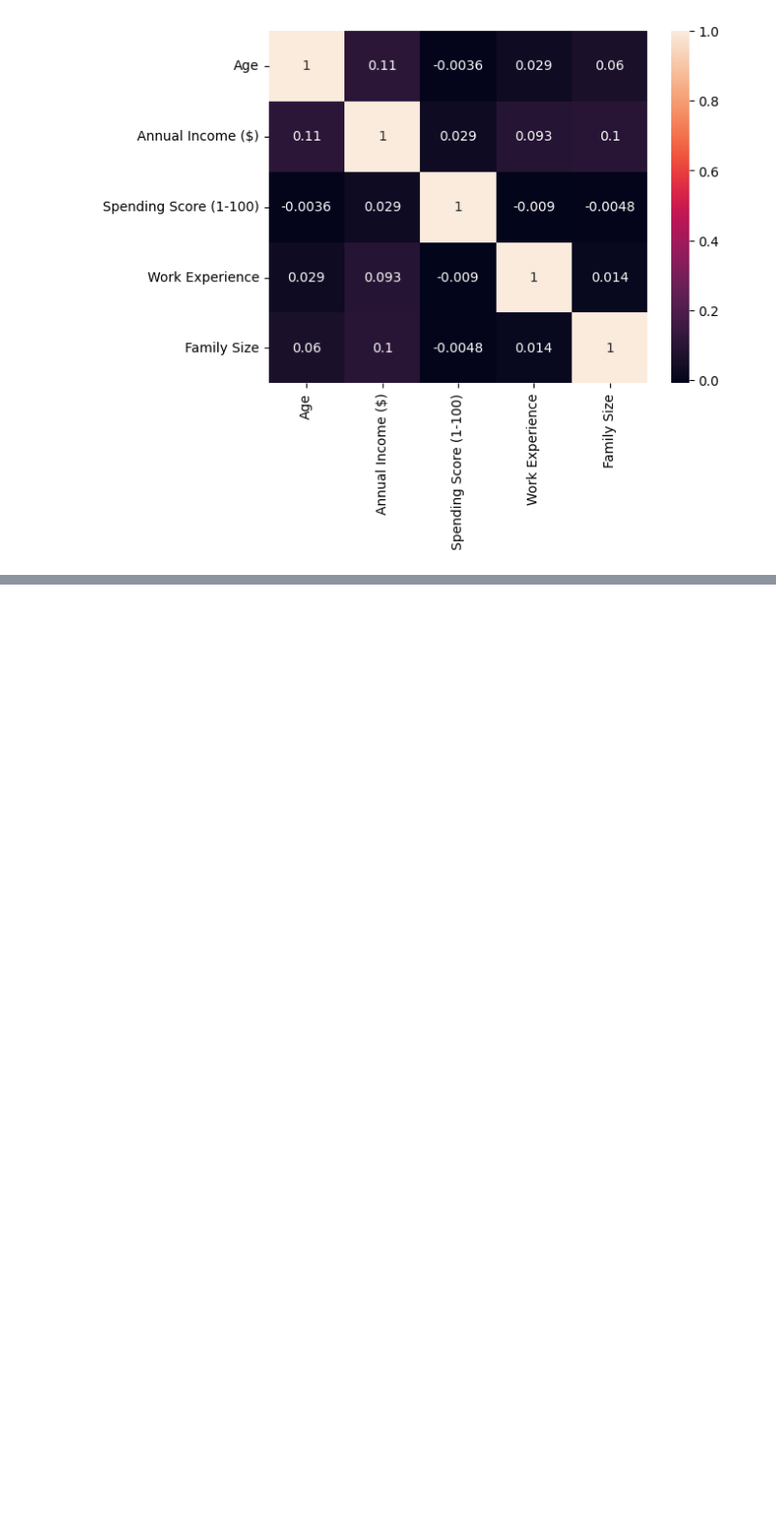
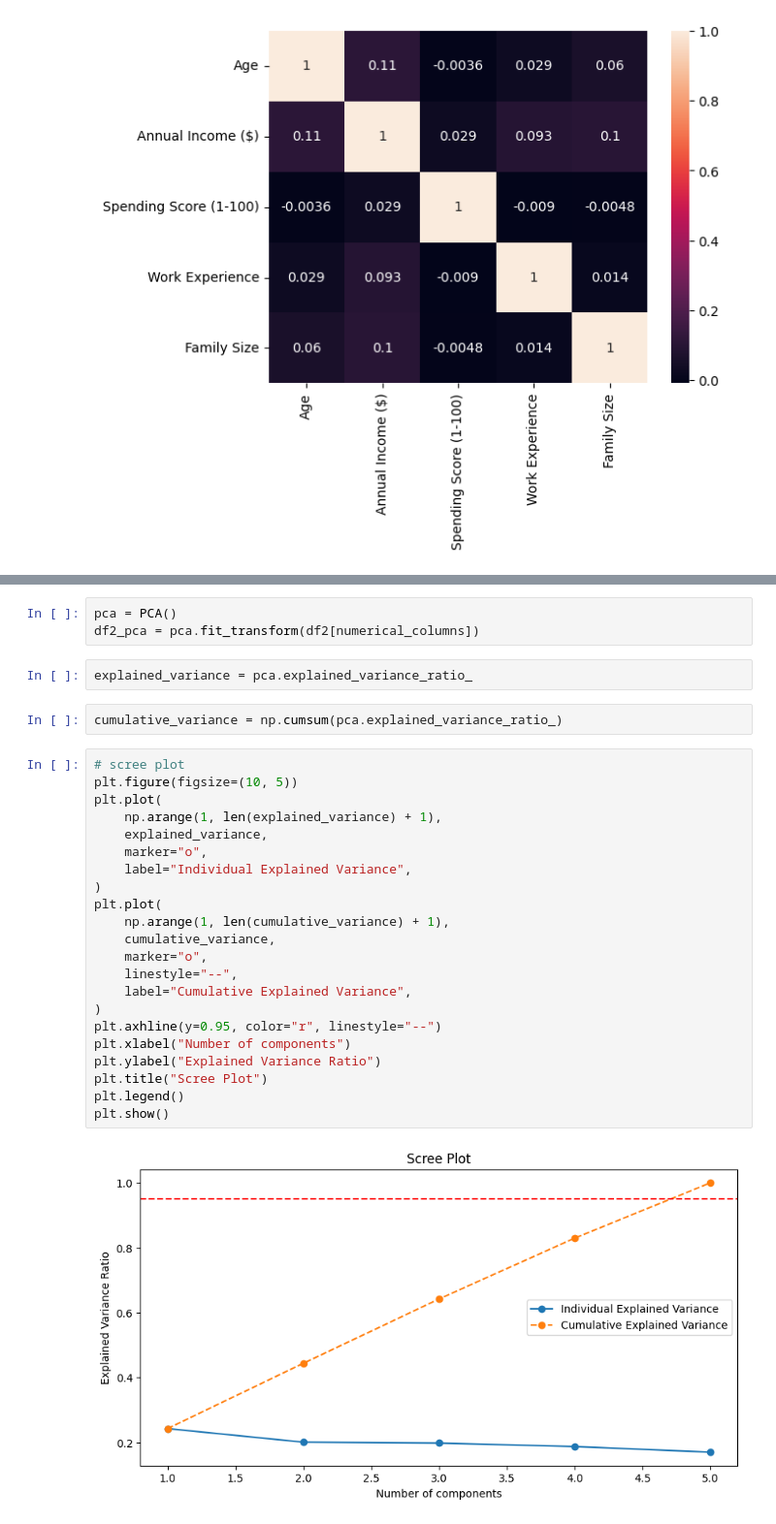
Before and after one commit to mayurasandakalum/shop-customer-data-clustering, a Jupyter notebook: code.ipynb, the cells around one changed output, grey strips where cells are left out. Shown at 97% size. Cells and saved outputs as stored; diff of their text form; blank space fills up the shorter version.

```diff
--- a/code.ipynb
+++ b/code.ipynb
@@ -343,0 +372,31 @@ sns.heatmap(df2[['Age', 'Annual Income ($)', 'Spending Score (1-100)', 'Work Exp
+# %%
+pca = PCA()
+df2_pca = pca.fit_transform(df2[numerical_columns])
+# %%
+explained_variance = pca.explained_variance_ratio_
+# %%
+cumulative_variance = np.cumsum(pca.explained_variance_ratio_)
+# %%
+# scree plot
+plt.figure(figsize=(10, 5))
+plt.plot(
+    np.arange(1, len(explained_variance) + 1),
+    explained_variance,
+    marker="o",
+    label="Individual Explained Variance",
+)
+plt.plot(
+    np.arange(1, len(cumulative_variance) + 1),
+    cumulative_variance,
+    marker="o",
+    linestyle="--",
+    label="Cumulative Explained Variance",
+)
+plt.axhline(y=0.95, color="r", linestyle="--")
+plt.xlabel("Number of components")
+plt.ylabel("Explained Variance Ratio")
+plt.title("Scree Plot")
+plt.legend()
+plt.show()
+# %% [output]
+[figure, added]
```
Also changed, not shown: parts of 14 cells of this notebook.
